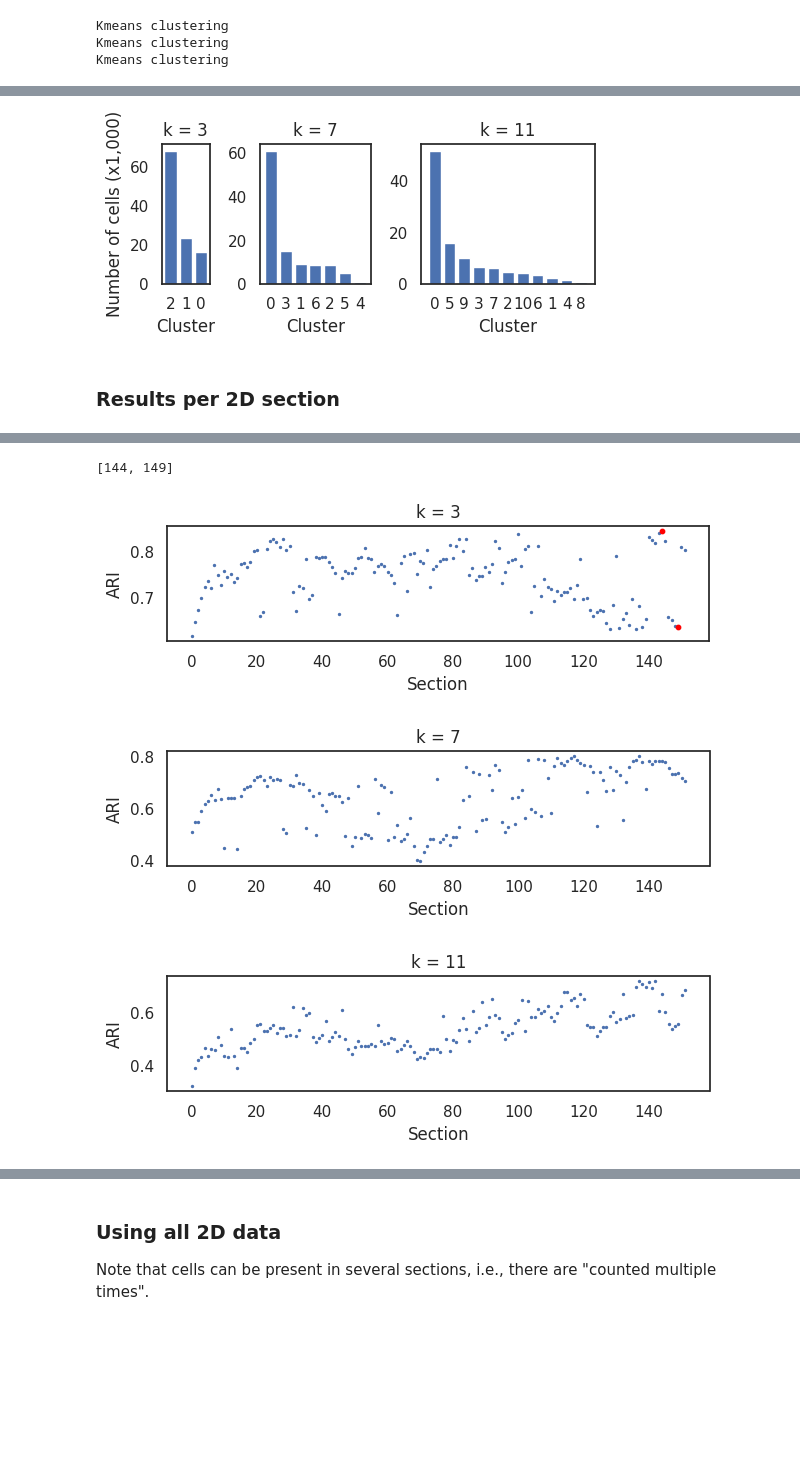
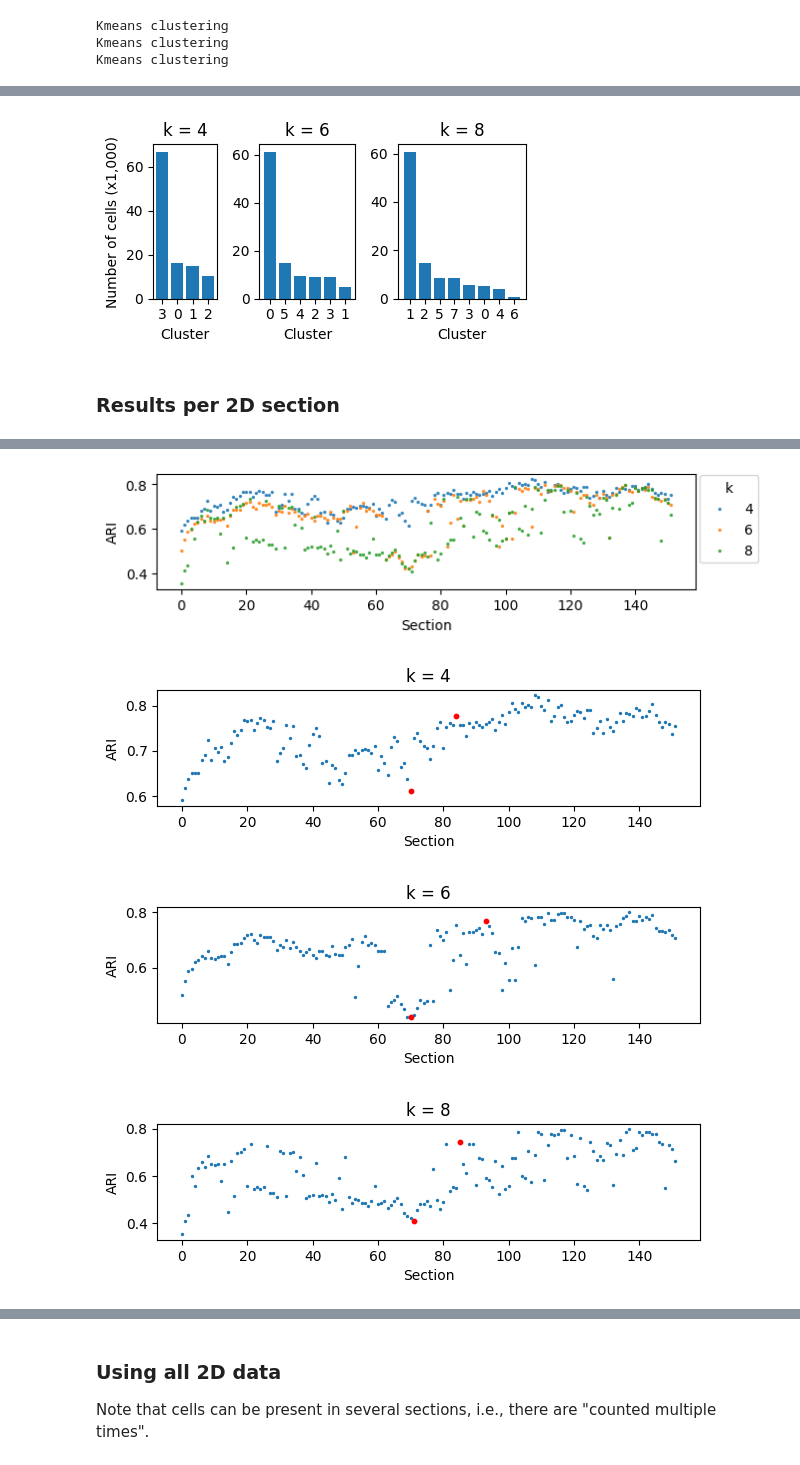
Before and after one commit to gesavoigt/master_thesis, a Jupyter notebook: scripts/nbh_analysis/scimap_niche_detection.ipynb, the cells around one changed output, grey strips where cells are left out. Drawn from its saved outputs; the diff is of its cells as text; code cells hidden in the pictures; blank space fills up the shorter version.

Commit message:
Change cluster numbers, add sankey plot

```diff
--- a/scripts/nbh_analysis/scimap_niche_detection.ipynb
+++ b/scripts/nbh_analysis/scimap_niche_detection.ipynb
@@ -62,6 +62,6 @@ Time elapsed data:  00:00:15
 # %%
 ## Compute niches for different number of niches k
-ks = [3,7,11]
+ks = [4,6,8]
 
 for k in ks:
     sm.tl.spatial_cluster(adata3, method='kmeans', label=f'spatial_kmeans_{k}', k=k, random_state=42, verbose=False)
@@ -107,11 +107,11 @@ ax[0].set_ylabel('Number of cells (x1,000)')
 plt.tight_layout()
 plt.show()
 # %% [output]
-[figure, old version]
+[figure, new version]
 # %% [markdown]
 ### Results per 2D section
 # %%
-ks = [3, 7, 11]
+ks = [4, 6, 8]
 
 spatial_kmeans = {}
 for z in adata2.obs['z'].unique():
@@ -158,32 +158,45 @@ for k in ks:
         else: ## Calculate adjusted rand index
             results[i] = adjusted_rand_score(adata3_ids, adata2_ids)
     ari[k] = results
-# %%
-## Select exemplary sections for plotting
-k_select = 3
-sections = [
-    img_ids[ari[k_select].argmax()],
-    #np.argwhere(ari[k_select] < .64)[1][0],
-    #np.argwhere(ari[k_select] < .64)[-3][0],
-    np.argwhere(ari[k_select] < .64)[-1][0]
-    ]
-sections
-# %% [output]
-[144, 149]
+# %%
+## Select exemplary sections for plotting
+# Set boundaries based on fraction of 'other' cells (see below)
+min_section = 3
+max_section = 95 # not included
+include = (img_ids >= min_section) & (img_ids < max_section)
+
+sections_dict = {
+    4: [ ari[4][include].argmax()+min_section,
+         ari[4][include].argmin()+min_section],
+    6: [ari[6][include].argmax()+min_section,
+        ari[6].argmin() ],
+    8: [ari[8][include].argmax()+min_section,
+        ari[8][include].argmin()+min_section ]
+}
 # %%
 ## Plot ARI
+# all ks in one plot
+plt.subplots(figsize=(7,1.5))
+for k in ks:
+    plt.scatter(img_ids, ari[k], label=k, s=2, alpha=.8)
+plt.xlabel('Section')
+plt.ylabel('ARI')
+plt.legend(title='k', bbox_to_anchor=(1.13, 1.05))
+plt.show()
+
+# per k
 for k in ks:
     plt.subplots(figsize=(7,1.5))
     plt.title(f'k = {k}')
     plt.scatter(img_ids, ari[k], s=2)
-    if k == k_select:
-        plt.scatter(sections, ari[k][sections], c='red', s=10)
+    plt.scatter(sections_dict[k], ari[k][sections_dict[k]], c='red', s=10) ## plot selected sections
     plt.xlabel('Section')
     plt.ylabel('ARI')
     plt.show()
 # %% [output]
-[figure, old version]
+[figure, new version]
-[figure, old version]
+[figure, new version]
-[figure, old version]
+[figure, new version]
+[figure, added]
 # %%
 ## Is the ARI related to the number of cells in the image?
```
Also changed, not shown: parts of 9 cells of this notebook.
